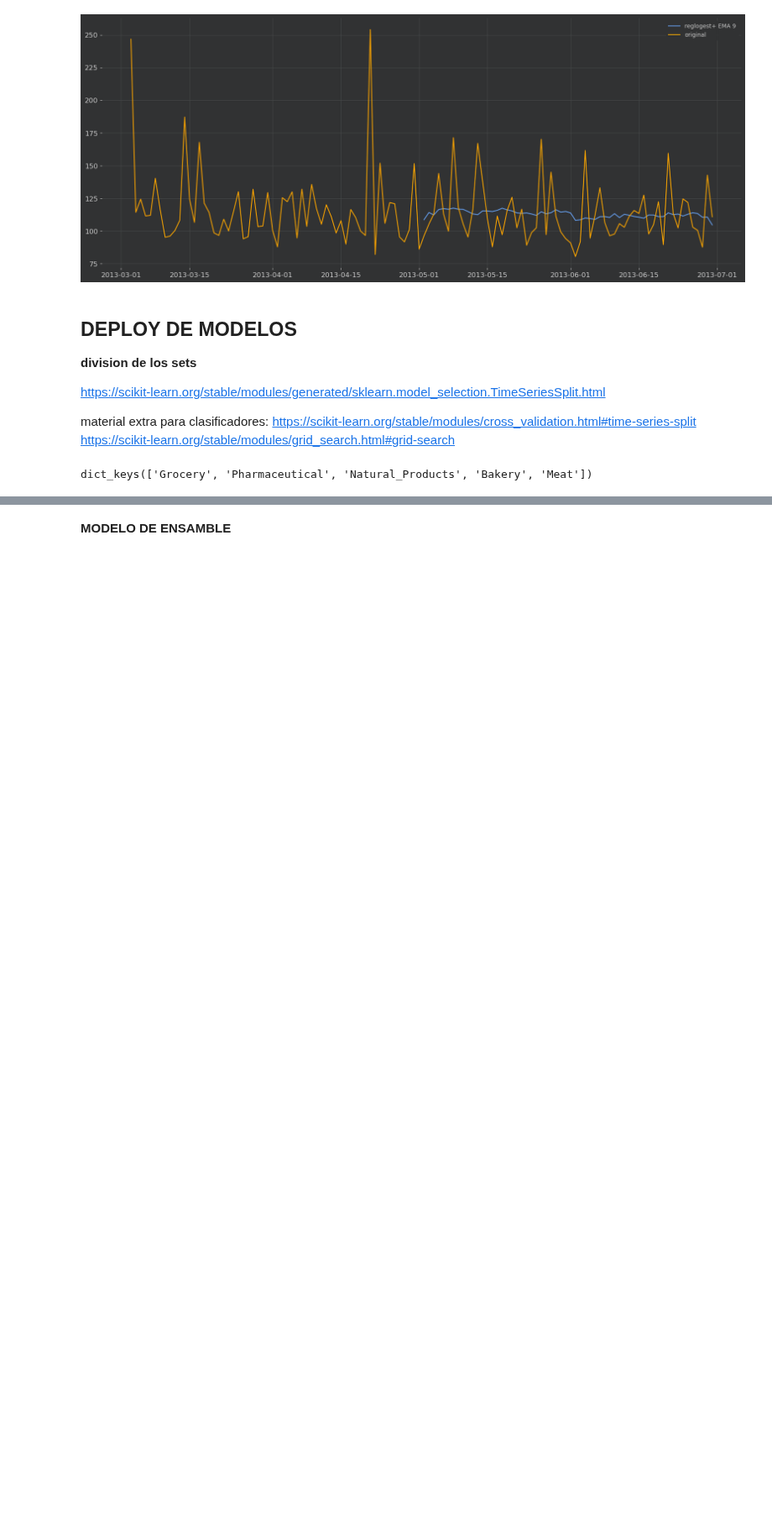
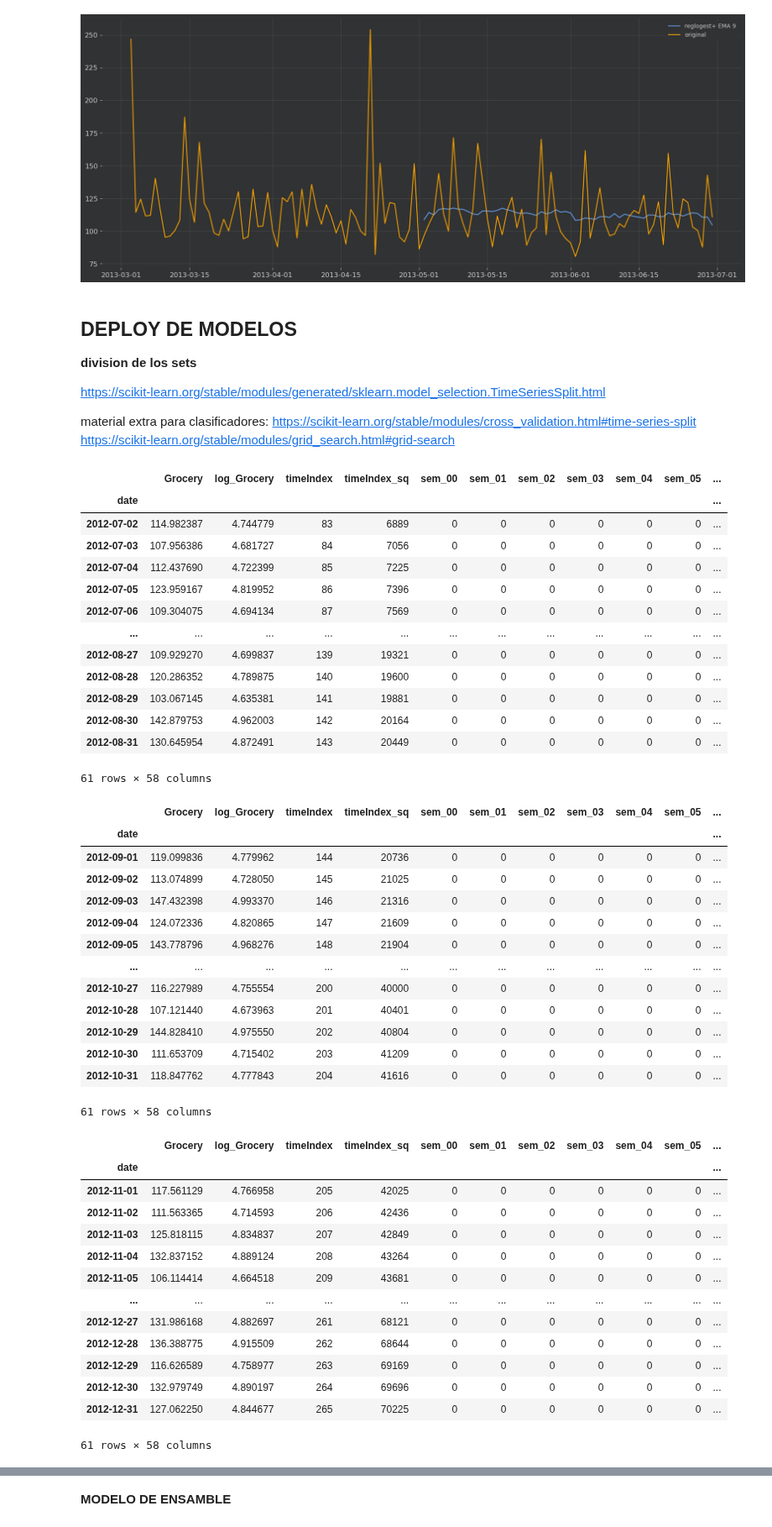
Before and after one commit to AgustinSt1990/tp_final, a Jupyter notebook: TP_FINAL_Machine_Learning_V2.ipynb, the cells around one changed output, grey strips where cells are left out. Shown at 84% size. Cells and saved outputs as stored; diff of their text form; code cells hidden in the pictures; blank space fills up the shorter version.

```diff
--- a/TP_FINAL_Machine_Learning_V2.ipynb
+++ b/TP_FINAL_Machine_Learning_V2.ipynb
@@ -339,7 +340,3 @@ spliterv2 = TimeSeriesSplit(n_splits=30, test_size=None)#
-# %%
-vectores.keys()
-# %% [output]
-dict_keys(['Grocery', 'Pharmaceutical', 'Natural_Products', 'Bakery', 'Meat'])
 # %%
 labels_category = list(vectores.keys())
 
@@ -365,9 +386,52 @@ for i, key in enumerate(labels_category):
     features[key] = feature
     targets[key] = target
 # %%
-check = False
+check = True
 
 if check:
     for i, key in enumerate(labels_category):
         for j in range(len(features[key])):
             display (targets[key][j])
+# %% [output]
+|  | Grocery | log_Grocery | timeIndex | timeIndex_sq | sem_00 | sem_01 | sem_02 | sem_03 | sem_04 | sem_05 | ... |
+| date |  |  |  |  |  |  |  |  |  |  | ... |
+| 2012-07-02 | 114.982387 | 4.744779 | 83 | 6889 | 0 | 0 | 0 | 0 | 0 | 0 | ... |
+| 2012-07-03 | 107.956386 | 4.681727 | 84 | 7056 | 0 | 0 | 0 | 0 | 0 | 0 | ... |
+| 2012-07-04 | 112.437690 | 4.722399 | 85 | 7225 | 0 | 0 | 0 | 0 | 0 | 0 | ... |
+| 2012-07-05 | 123.959167 | 4.819952 | 86 | 7396 | 0 | 0 | 0 | 0 | 0 | 0 | ... |
+| 2012-07-06 | 109.304075 | 4.694134 | 87 | 7569 | 0 | 0 | 0 | 0 | 0 | 0 | ... |
+| ... | ... | ... | ... | ... | ... | ... | ... | ... | ... | ... | ... |
+| 2012-08-27 | 109.929270 | 4.699837 | 139 | 19321 | 0 | 0 | 0 | 0 | 0 | 0 | ... |
+| 2012-08-28 | 120.286352 | 4.789875 | 140 | 19600 | 0 | 0 | 0 | 0 | 0 | 0 | ... |
+| 2012-08-29 | 103.067145 | 4.635381 | 141 | 19881 | 0 | 0 | 0 | 0 | 0 | 0 | ... |
+| 2012-08-30 | 142.879753 | 4.962003 | 142 | 20164 | 0 | 0 | 0 | 0 | 0 | 0 | ... |
+| 2012-08-31 | 130.645954 | 4.872491 | 143 | 20449 | 0 | 0 | 0 | 0 | 0 | 0 | ... |
+61 rows × 58 columns
+|  | Grocery | log_Grocery | timeIndex | timeIndex_sq | sem_00 | sem_01 | sem_02 | sem_03 | sem_04 | sem_05 | ... |
+| date |  |  |  |  |  |  |  |  |  |  | ... |
+| 2012-09-01 | 119.099836 | 4.779962 | 144 | 20736 | 0 | 0 | 0 | 0 | 0 | 0 | ... |
+| 2012-09-02 | 113.074899 | 4.728050 | 145 | 21025 | 0 | 0 | 0 | 0 | 0 | 0 | ... |
+| 2012-09-03 | 147.432398 | 4.993370 | 146 | 21316 | 0 | 0 | 0 | 0 | 0 | 0 | ... |
+| 2012-09-04 | 124.072336 | 4.820865 | 147 | 21609 | 0 | 0 | 0 | 0 | 0 | 0 | ... |
+| 2012-09-05 | 143.778796 | 4.968276 | 148 | 21904 | 0 | 0 | 0 | 0 | 0 | 0 | ... |
+| ... | ... | ... | ... | ... | ... | ... | ... | ... | ... | ... | ... |
+| 2012-10-27 | 116.227989 | 4.755554 | 200 | 40000 | 0 | 0 | 0 | 0 | 0 | 0 | ... |
+| 2012-10-28 | 107.121440 | 4.673963 | 201 | 40401 | 0 | 0 | 0 | 0 | 0 | 0 | ... |
+| 2012-10-29 | 144.828410 | 4.975550 | 202 | 40804 | 0 | 0 | 0 | 0 | 0 | 0 | ... |
+| 2012-10-30 | 111.653709 | 4.715402 | 203 | 41209 | 0 | 0 | 0 | 0 | 0 | 0 | ... |
+| 2012-10-31 | 118.847762 | 4.777843 | 204 | 41616 | 0 | 0 | 0 | 0 | 0 | 0 | ... |
+61 rows × 58 columns
+|  | Grocery | log_Grocery | timeIndex | timeIndex_sq | sem_00 | sem_01 | sem_02 | sem_03 | sem_04 | sem_05 | ... |
+| date |  |  |  |  |  |  |  |  |  |  | ... |
+| 2012-11-01 | 117.561129 | 4.766958 | 205 | 42025 | 0 | 0 | 0 | 0 | 0 | 0 | ... |
+| 2012-11-02 | 111.563365 | 4.714593 | 206 | 42436 | 0 | 0 | 0 | 0 | 0 | 0 | ... |
+| 2012-11-03 | 125.818115 | 4.834837 | 207 | 42849 | 0 | 0 | 0 | 0 | 0 | 0 | ... |
+| 2012-11-04 | 132.837152 | 4.889124 | 208 | 43264 | 0 | 0 | 0 | 0 | 0 | 0 | ... |
+| 2012-11-05 | 106.114414 | 4.664518 | 209 | 43681 | 0 | 0 | 0 | 0 | 0 | 0 | ... |
+| ... | ... | ... | ... | ... | ... | ... | ... | ... | ... | ... | ... |
+| 2012-12-27 | 131.986168 | 4.882697 | 261 | 68121 | 0 | 0 | 0 | 0 | 0 | 0 | ... |
+| 2012-12-28 | 136.388775 | 4.915509 | 262 | 68644 | 0 | 0 | 0 | 0 | 0 | 0 | ... |
+| 2012-12-29 | 116.626589 | 4.758977 | 263 | 69169 | 0 | 0 | 0 | 0 | 0 | 0 | ... |
+| 2012-12-30 | 132.979749 | 4.890197 | 264 | 69696 | 0 | 0 | 0 | 0 | 0 | 0 | ... |
+| 2012-12-31 | 127.062250 | 4.844677 | 265 | 70225 | 0 | 0 | 0 | 0 | 0 | 0 | ... |
+61 rows × 58 columns
```
Also changed, not shown: parts of 10 cells of this notebook, 1 other file.
